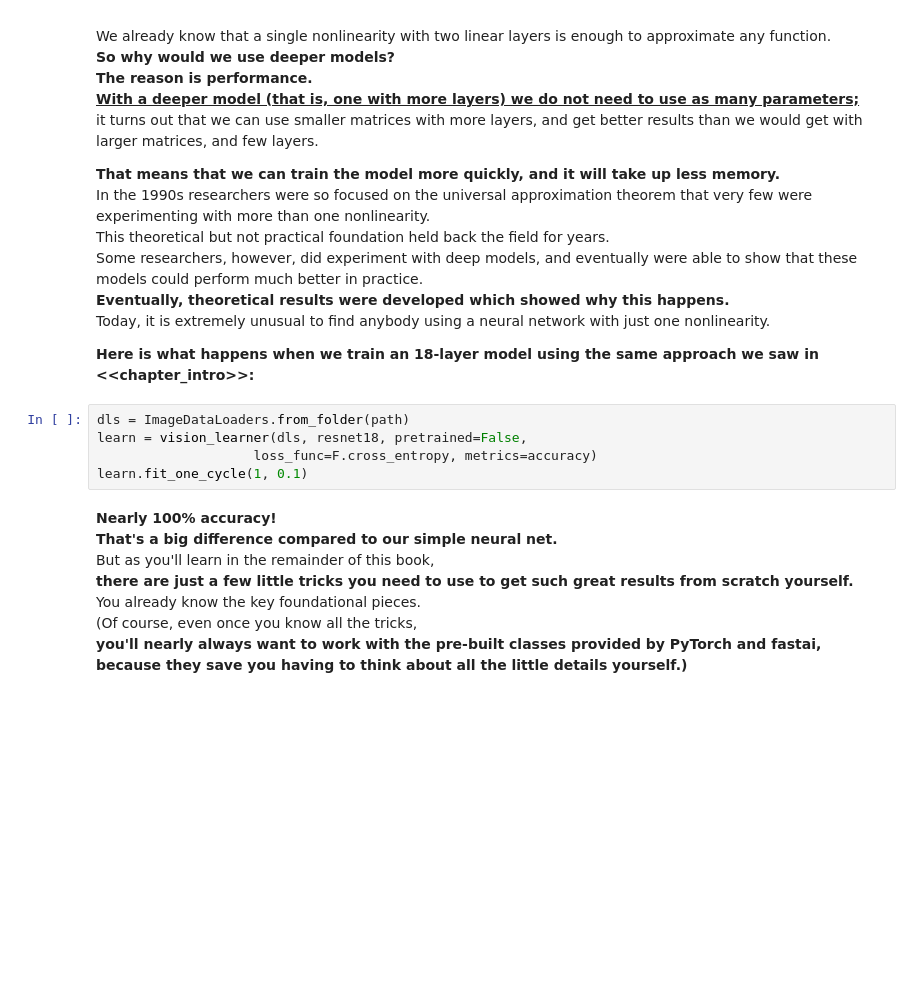
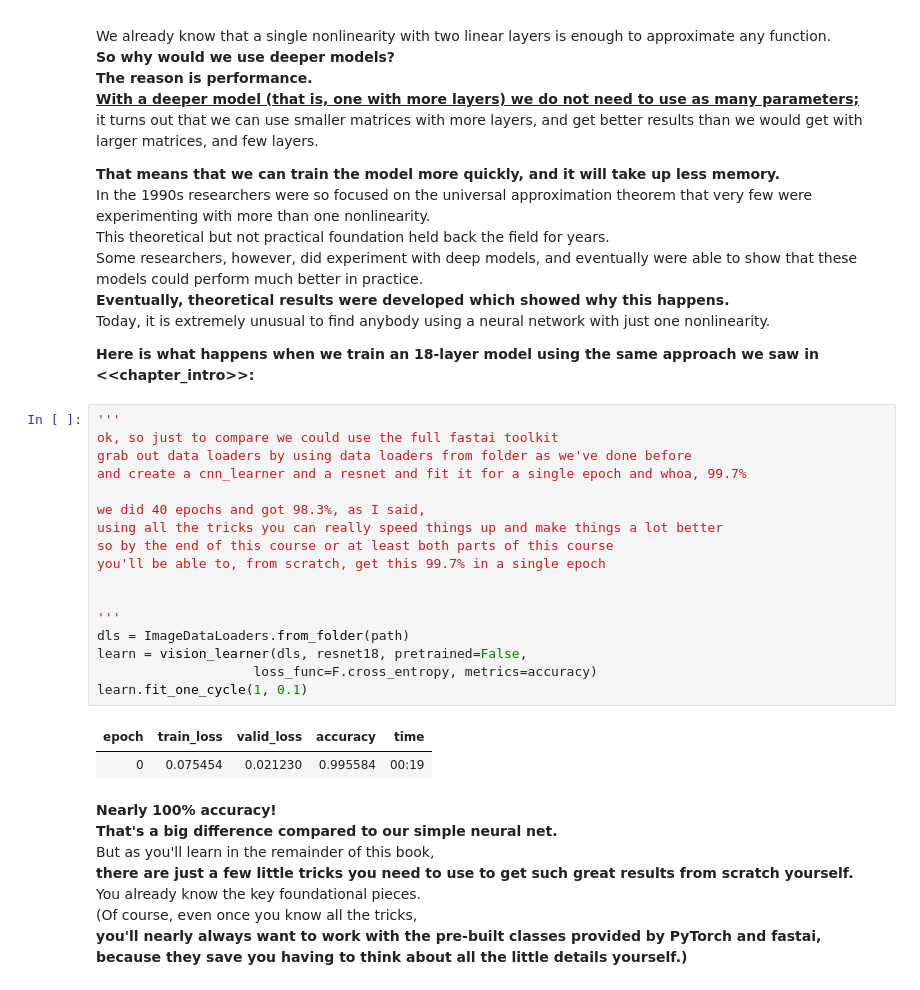
Before and after one commit to ltr01/fastbook, a Jupyter notebook: 04_mnist_basics.ipynb, the cells around one changed output. Drawn from its saved outputs; the diff is of its cells as text; blank space fills up the shorter version.

```diff
--- a/04_mnist_basics.ipynb
+++ b/04_mnist_basics.ipynb
@@ -3185,11 +3432,26 @@ Some researchers, however, did experiment with deep models, and eventually were
 Today, it is extremely unusual to find anybody using a neural network with just one nonlinearity.
 
 **Here is what happens when we train an 18-layer model using the same approach we saw in <<chapter_intro>>:**
-# %%
-dls = ImageDataLoaders.from_folder(path)
-learn = vision_learner(dls, resnet18, pretrained=False,
-                    loss_func=F.cross_entropy, metrics=accuracy)
-learn.fit_one_cycle(1, 0.1)
+# %%
+'''
+ok, so just to compare we could use the full fastai toolkit
+grab out data loaders by using data loaders from folder as we've done before
+and create a cnn_learner and a resnet and fit it for a single epoch and whoa, 99.7%
+
+we did 40 epochs and got 98.3%, as I said,
+using all the tricks you can really speed things up and make things a lot better
+so by the end of this course or at least both parts of this course
+you'll be able to, from scratch, get this 99.7% in a single epoch
+
+
+'''
+dls = ImageDataLoaders.from_folder(path)
+learn = vision_learner(dls, resnet18, pretrained=False,
+                    loss_func=F.cross_entropy, metrics=accuracy)
+learn.fit_one_cycle(1, 0.1)
+# %% [output]
+| epoch | train_loss | valid_loss | accuracy | time |
+| 0 | 0.075454 | 0.021230 | 0.995584 | 00:19 |
 # %% [markdown]
 **Nearly 100% accuracy!**
 **That's a big difference compared to our simple neural net.**
```
Also changed, not shown: parts of 62 cells of this notebook, 1 other file.
